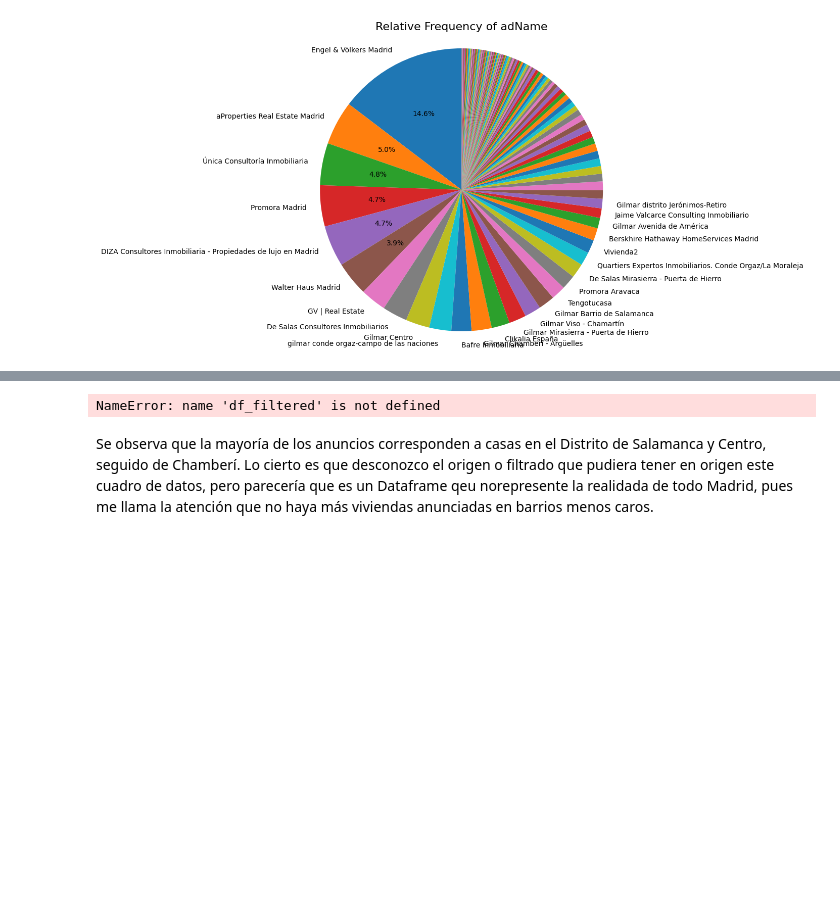
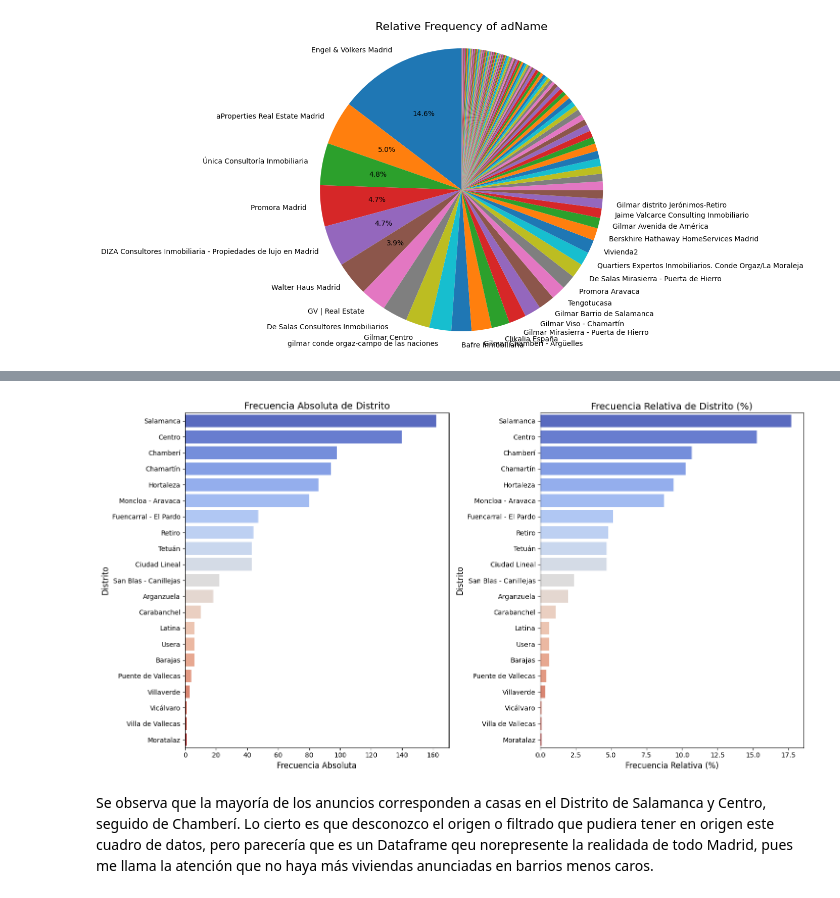
Before and after one commit to angelgvill/DS_Analisis_Datos, a Jupyter notebook: notebooks/02_Analisis_exploratorio.ipynb, the cells around one changed output, grey strips where cells are left out. Saved outputs shown, nothing was run; the diff lists cells and outputs as text; code cells hidden in the pictures; blank space fills up the shorter version.

```diff
--- a/notebooks/02_Analisis_exploratorio.ipynb
+++ b/notebooks/02_Analisis_exploratorio.ipynb
@@ -389,8 +442,11 @@ plt.show()
+# %%
+# Asegurar el estilo predeterminado
+plt.style.use('default')
 # %%
 
 # Calcular frecuencias absolutas y relativas
-freq_abs_distrito = df_filtered['Distrito'].value_counts()
-freq_rel_distrito = df_filtered['Distrito'].value_counts(normalize=True) * 100
+freq_abs_distrito = df['Distrito'].value_counts()
+freq_rel_distrito = df['Distrito'].value_counts(normalize=True) * 100
 
 # Crear subplots para visualizar las frecuencias
 fig, axes = plt.subplots(1,2, figsize=(15, 8))
@@ -399,34 +455,38 @@ fig, axes = plt.subplots(1,2, figsize=(15, 8))
 # Gráfico de barras para frecuencia absoluta de Distrito
 sns.barplot(
     x=freq_abs_distrito.values,
     y=freq_abs_distrito.index,
     ax=axes[0],
     hue=freq_abs_distrito.index,  # Asignando la variable de y al hue
     palette="coolwarm",
     legend=False  # Desactivar la leyenda
 )
 axes[00].set_title("Frecuencia Absoluta de Distrito", fontsize=14)
 axes[00].set_xlabel("Frecuencia Absoluta", fontsize=12)
 axes[00].set_ylabel("Distrito", fontsize=12)
 
 # Gráfico de barras para frecuencia relativa de Distrito
 sns.barplot(
     x=freq_rel_distrito.values,
     y=freq_rel_distrito.index,
     ax=axes[1],
     hue=freq_rel_distrito.index,  # Asignando la variable de y al hue
     palette="coolwarm",
     legend=False  # Desactivar la leyenda
 )
 axes[1].set_title("Frecuencia Relativa de Distrito (%)", fontsize=14)
 axes[1].set_xlabel("Frecuencia Relativa (%)", fontsize=12)
 axes[1].set_ylabel("Distrito", fontsize=12)
 
 # Ajustar layout
 plt.tight_layout()
+
+# Guardar gráfico en un archivo de imagen
+plt.savefig('graf/distritos_freq.png', dpi=150)
+
 plt.show()
 # %% [output]
-NameError: name 'df_filtered' is not defined
+[figure, added]
 # %% [markdown]
 Se observa que la mayoría de los anuncios corresponden a casas en el Distrito de Salamanca y Centro, seguido de Chamberí. Lo cierto es que desconozco el origen o filtrado que pudiera tener en origen este cuadro de datos, pero parecería que es un Dataframe qeu norepresente la realidada de todo Madrid, pues me llama la atención que no haya más viviendas anunciadas en barrios menos caros.
 # %%
```
Also changed, not shown: parts of 23 cells of this notebook, 19 other files.
